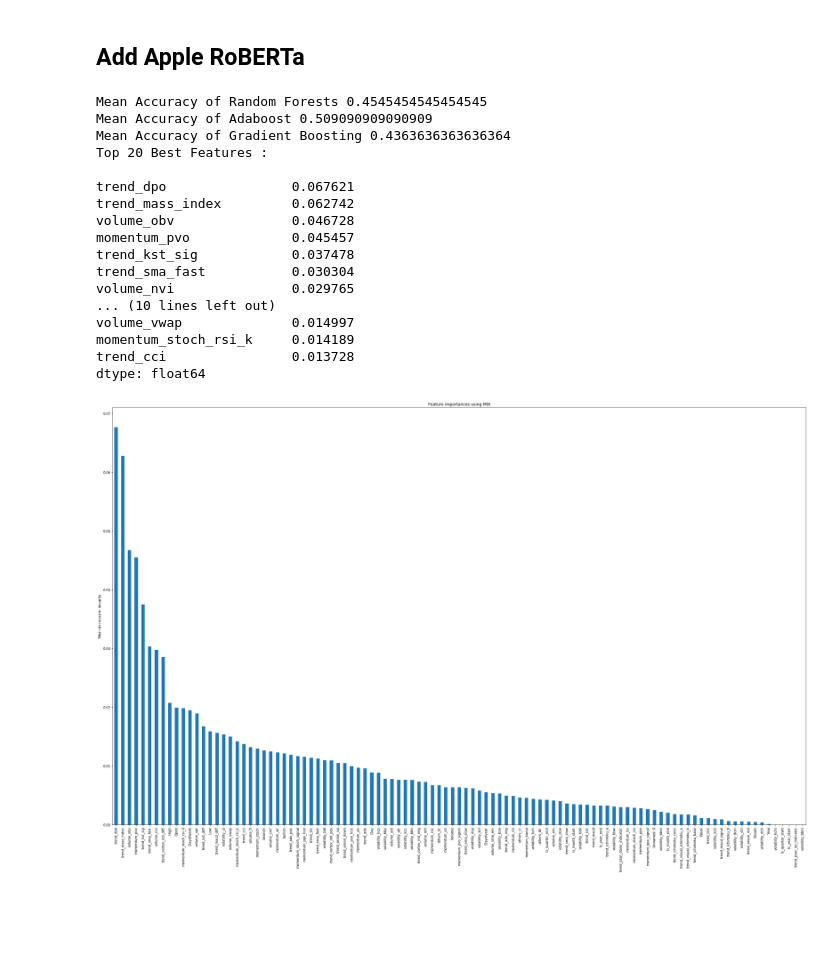
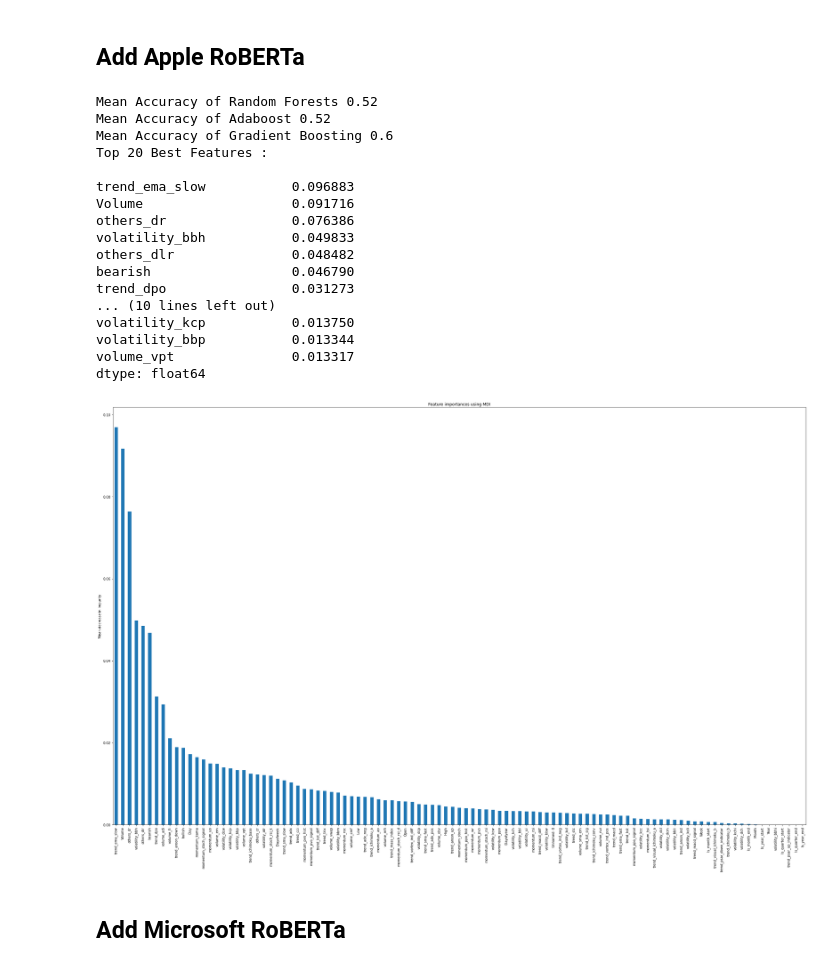
Before and after one commit to maggiechen615/Stock_Stalkers, a Jupyter notebook: FeatureSelection.ipynb, the cells around one changed output. Drawn from its saved outputs; the diff is of its cells as text; code cells hidden in the pictures; blank space fills up the shorter version.

Commit message:
drop duplicate of MSFT_by_day_RoBERTa, add RoBERTa to FS

```diff
--- a/FeatureSelection.ipynb
+++ b/FeatureSelection.ipynb
@@ -26,7 +26,7 @@ from fastai.tabular.all import add_datepart #pip install fastai https://docs.fas
 
 We will use Apple Stock Price data from 2021-12-29 to 2021-4-28 (4month). We will include all the technical features we produced to perform feature selection.
 # %%
-def prepare_dataset(path = 'data/AAPL_data.csv', start_date = '2021-12-29', sentiment = False):
+def prepare_dataset(path = 'data/AAPL_data.csv', s_path = 'data/AAPL_byday_RoBERTa.csv', start_date = '2021-12-29', sentiment = False):
     '''
     Load dataset and generate technical features and limit time periods.
 
@@ -37,9 +37,9 @@ def prepare_dataset(path = 'data/AAPL_data.csv', start_date = '2021-12-29', sent
     df = pd.read_csv(path)
     df.dropna()
 
-    df["Date"]=pd.to_datetime(df.Date, format="%Y-%m-%d")
-    df.index=df['Date']
-    data = df.sort_index(ascending=True, axis=0)
+    df["Date"] = pd.to_datetime(df.Date, format="%Y-%m-%d")
+    df.index = df['Date']
+    df = df.sort_index(ascending=True, axis=0)
     add_datepart(df, 'Date', drop=False)
     df.drop('Elapsed', axis=1, inplace=True)
 
@@ -52,13 +52,12 @@ def prepare_dataset(path = 'data/AAPL_data.csv', start_date = '2021-12-29', sent
 
     if sentiment:
         df.index = np.array(range(len(df)))
-        df_sentiment = pd.read_csv('data/AAPL_byday_RoBERTa.csv')
+        df_sentiment = pd.read_csv(s_path)
         df_sentiment.date = df_sentiment.date.apply(convert)
         df_sentiment.rename(columns={'date':'Date'}, inplace=True)
-        df=df.merge(df_sentiment, how='left', on='Date').fillna(0)
+        df = df.merge(df_sentiment, how='inner', on='Date').fillna(0)
 
     X = df.drop(['Close', 'trend_psar_down', 'trend_psar_up', 'Date', 'Adj Close'], axis=1)
-
     cols = X.columns
 
     X = np.array(X)
@@ -97,7 +94,7 @@ def gradient_boost(X_train, X_test, y_train, y_test):
     '''
     Run gradient boosting and return model and accuracy score.
     '''
-    model = GradientBoostingClassifier(random_state=42, n_estimators=100, learning_rate = 0.001, max_depth = 3, loss = 'exponential')
+    model = GradientBoostingClassifier(random_state=42, n_estimators=100)
     model.fit(X_train, y_train)
     return model, model.score(X_test, y_test), model.feature_importances_
 # %%
@@ -392,23 +389,25 @@ X_train_AAPLs, y_train_AAPLs, columns_AAPLs = prepare_dataset(sentiment=True)
 # %%
 rf_AAPLs, ada_AAPLs, gra_AAPLs = sklearn_cross_validation(X_train_AAPLs, y_train_AAPLs, 5, verbose=True, plot=False)
 ave_AAPLs = (rf_AAPLs + ada_AAPLs + gra_AAPLs) / 3
-_ = feature_importance(ave_AAPLs, columns_AAPLs)
+imp_AAPLs = feature_importance(ave_AAPLs, columns_AAPLs)
 # %% [output]
-Mean Accuracy of Random Forests 0.4545454545454545
-Mean Accuracy of Adaboost 0.509090909090909
-Mean Accuracy of Gradient Boosting 0.4363636363636364
+Mean Accuracy of Random Forests 0.52
+Mean Accuracy of Adaboost 0.52
+Mean Accuracy of Gradient Boosting 0.6
 Top 20 Best Features :
 
-trend_dpo                0.067621
-trend_mass_index         0.062742
-volume_obv               0.046728
-momentum_pvo             0.045457
-trend_kst_sig            0.037478
-trend_sma_fast           0.030304
-volume_nvi               0.029765
+trend_ema_slow           0.096883
+Volume                   0.091716
+others_dr                0.076386
+volatility_bbh           0.049833
+others_dlr               0.048482
+bearish                  0.046790
+trend_dpo                0.031273
 ... (10 lines left out)
-volume_vwap              0.014997
-momentum_stoch_rsi_k     0.014189
-trend_cci                0.013728
+volatility_kcp           0.013750
+volatility_bbp           0.013344
+volume_vpt               0.013317
 dtype: float64
-[figure, old version]
+[figure, new version]
+# %% [markdown]
+## Add Microsoft RoBERTa
```
Also changed, not shown: parts of 21 cells of this notebook, 1 other file.
